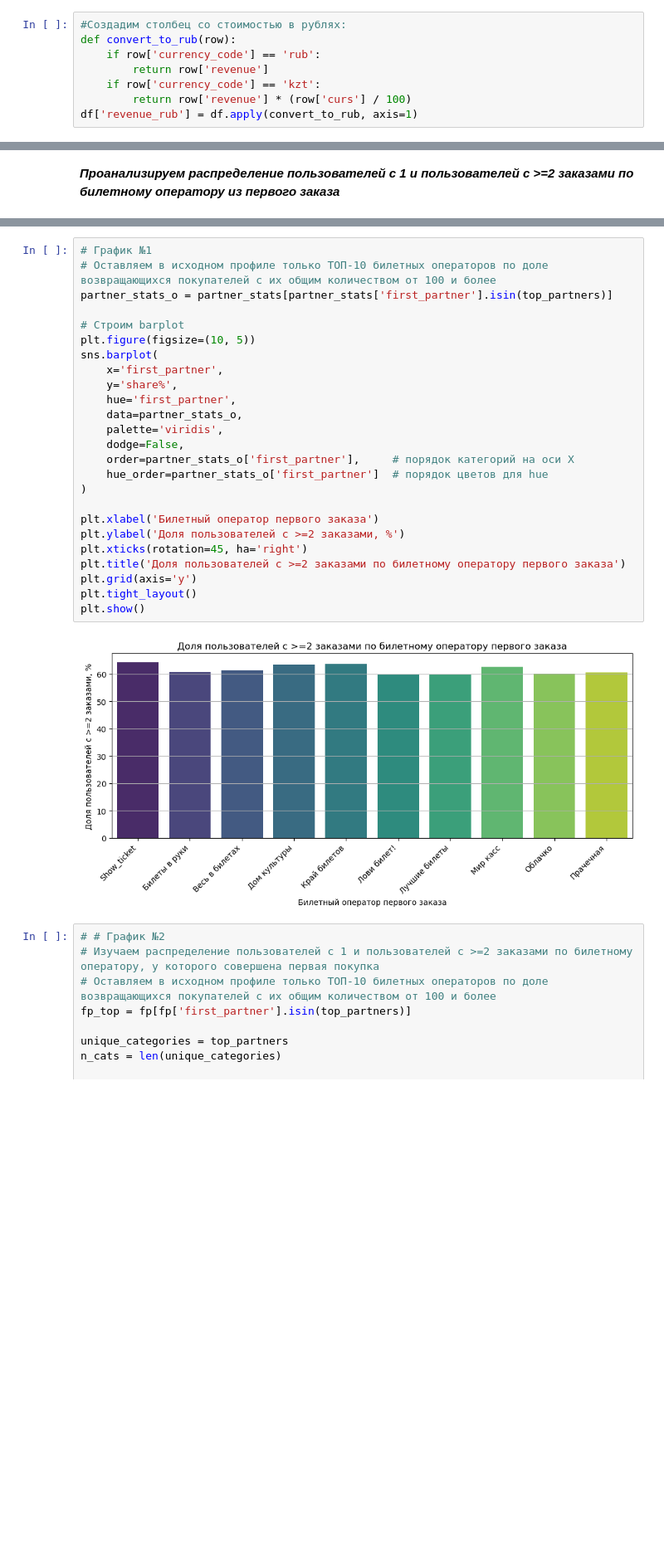
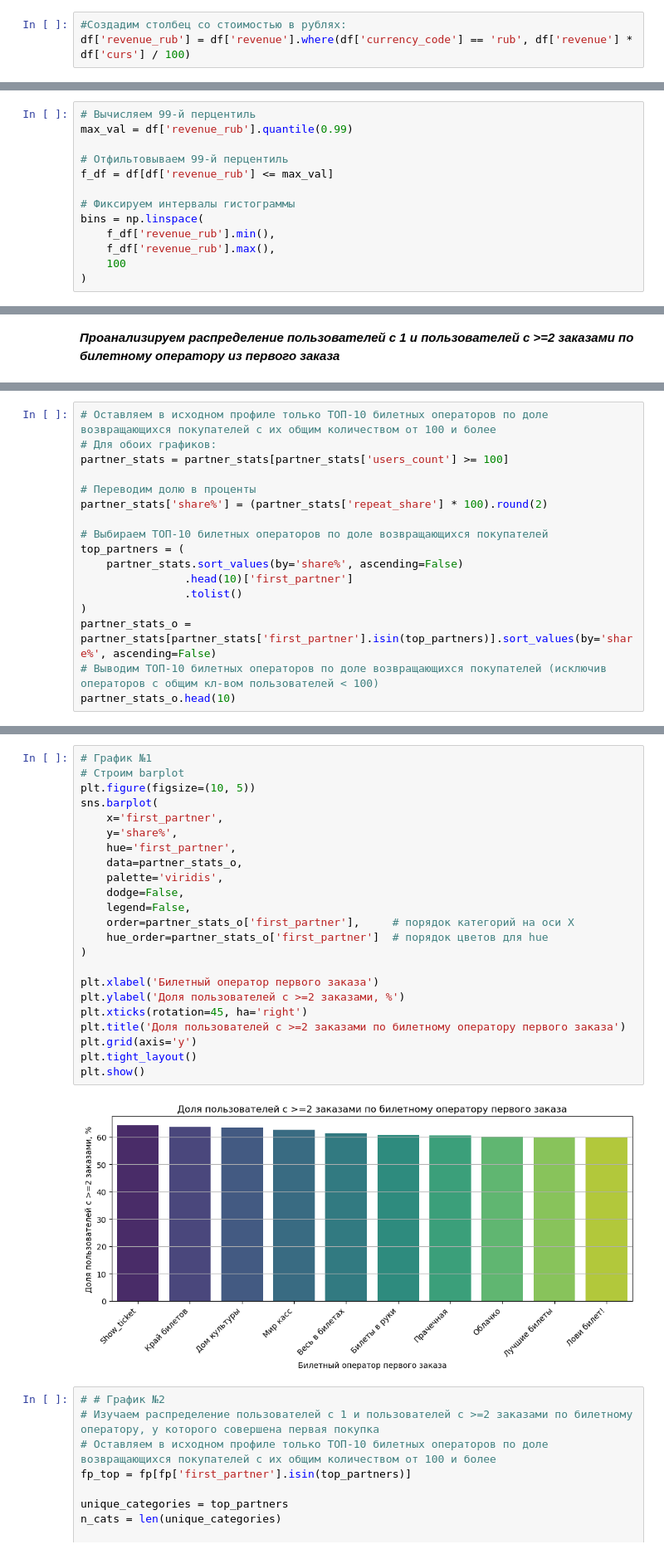
Before and after one commit to YArhangel/Final-Project_2, a Jupyter notebook: notebooks/Final_Project_2_151225.ipynb, the cells around one changed output, grey strips where cells are left out. Shown at 83% size. Cells and saved outputs as stored; diff of their text form; blank space fills up the shorter version.

```diff
--- a/notebooks/Final_Project_2_151225.ipynb
+++ b/notebooks/Final_Project_2_151225.ipynb
@@ -326,14 +327,9 @@ df['curs'].isna().sum()
 # %% [output]
 Пропуски в поле курса валюты после объединения:
 np.int64(0)
-# %%
-#Создадим столбец со стоимостью в рублях:
-def convert_to_rub(row):
-    if row['currency_code'] == 'rub':
-        return row['revenue']
-    if row['currency_code'] == 'kzt':
-        return row['revenue'] * (row['curs'] / 100)
-df['revenue_rub'] = df.apply(convert_to_rub, axis=1)
+# %%
+#Создадим столбец со стоимостью в рублях:
+df['revenue_rub'] = df['revenue'].where(df['currency_code'] == 'rub', df['revenue'] * df['curs'] / 100)
 # %%
 # Удаляем лишние столбцы
 df = df.drop(columns=['data','curs'])
@@ -573,0 +615,13 @@ plt.show()
+# %%
+# Вычисляем 99-й перцентиль
+max_val = df['revenue_rub'].quantile(0.99)
+
+# Отфильтовываем 99-й перцентиль
+f_df = df[df['revenue_rub'] <= max_val]
+
+# Фиксируем интервалы гистограммы
+bins = np.linspace(
+    f_df['revenue_rub'].min(),
+    f_df['revenue_rub'].max(),
+    100
+)
@@ -1674,0 +1788,17 @@ top_partners = (
+# %%
+# Оставляем в исходном профиле только ТОП-10 билетных операторов по доле возвращающихся покупателей с их общим количеством от 100 и более
+# Для обоих графиков:
+partner_stats = partner_stats[partner_stats['users_count'] >= 100]
+
+# Переводим долю в проценты
+partner_stats['share%'] = (partner_stats['repeat_share'] * 100).round(2)
+
+# Выбираем ТОП-10 билетных операторов по доле возвращающихся покупателей
+top_partners = (
+    partner_stats.sort_values(by='share%', ascending=False)
+                .head(10)['first_partner']
+                .tolist()
+)
+partner_stats_o = partner_stats[partner_stats['first_partner'].isin(top_partners)].sort_values(by='share%', ascending=False)
+# Выводим ТОП-10 билетных операторов по доле возвращающихся покупателей (исключив операторов с общим кл-вом пользователей < 100)
+partner_stats_o.head(10)
@@ -1675,30 +1817,28 @@ top_partners = (
 # %%
 # График №1
-# Оставляем в исходном профиле только ТОП-10 билетных операторов по доле возвращающихся покупателей с их общим количеством от 100 и более
-partner_stats_o = partner_stats[partner_stats['first_partner'].isin(top_partners)]
-
 # Строим barplot
 plt.figure(figsize=(10, 5))
 sns.barplot(
     x='first_partner',
     y='share%',
     hue='first_partner',
     data=partner_stats_o,
     palette='viridis',
     dodge=False,
+    legend=False,
     order=partner_stats_o['first_partner'],     # порядок категорий на оси X
     hue_order=partner_stats_o['first_partner']  # порядок цветов для hue
 )
 
 plt.xlabel('Билетный оператор первого заказа')
 plt.ylabel('Доля пользователей с >=2 заказами, %')
 plt.xticks(rotation=45, ha='right')
 plt.title('Доля пользователей с >=2 заказами по билетному оператору первого заказа')
 plt.grid(axis='y')
 plt.tight_layout()
 plt.show()
 # %% [output]
-[figure, old version]
+[figure, new version]
 # %%
 # # График №2
 # Изучаем распределение пользователей c 1 и пользователей с >=2 заказами по билетному оператору, у которого совершена первая покупка
```
Also changed, not shown: parts of 108 cells of this notebook, 4 other files.
